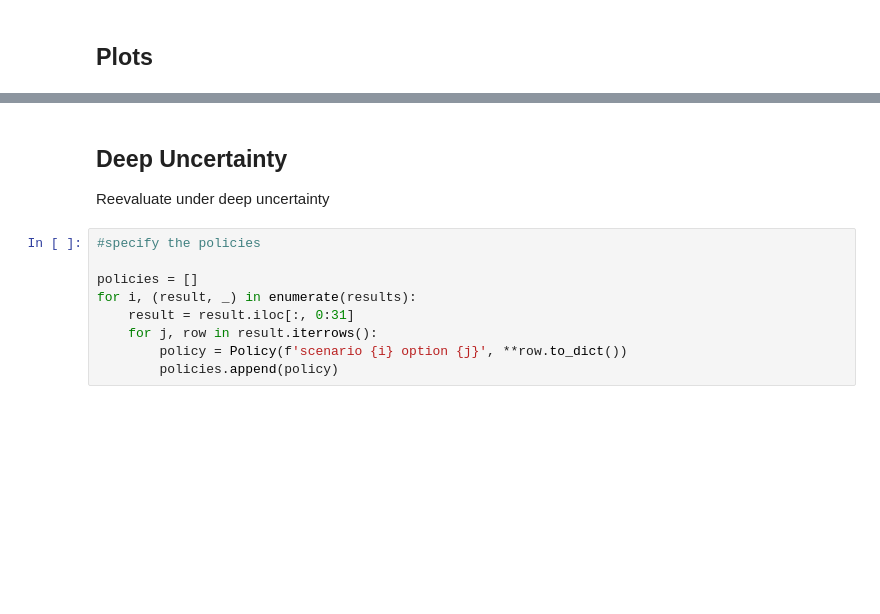
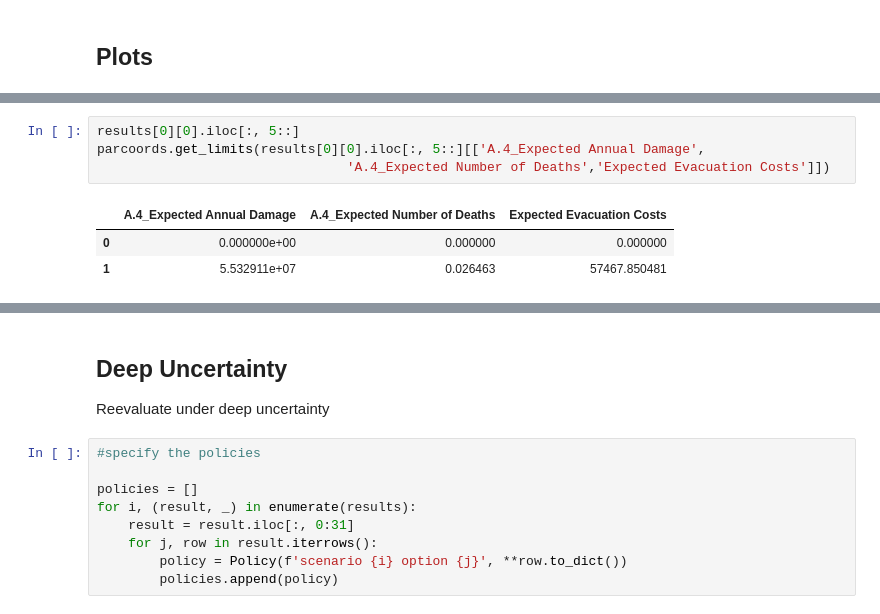
Before and after one commit to WillemijnTutu/EPA1361_group16, a Jupyter notebook: AnalysisMORDM.ipynb, the cells around one changed output, grey strips where cells are left out. Cells and saved outputs as stored; diff of their text form; blank space fills up the shorter version.

```diff
--- a/AnalysisMORDM.ipynb
+++ b/AnalysisMORDM.ipynb
@@ -57,0 +73,8 @@ plt.savefig('Hypervol_noo100_nfe1e4_and_epsilon_0,1')
+# %%
+results[0][0].iloc[:, 5::]
+parcoords.get_limits(results[0][0].iloc[:, 5::][['A.4_Expected Annual Damage',
+                                'A.4_Expected Number of Deaths','Expected Evacuation Costs']])
+# %% [output]
+|  | A.4_Expected Annual Damage | A.4_Expected Number of Deaths | Expected Evacuation Costs |
+| 0 | 0.000000e+00 | 0.000000 | 0.000000 |
+| 1 | 5.532911e+07 | 0.026463 | 57467.850481 |
```
Also changed, not shown: parts of 11 cells of this notebook, 2 other files.
